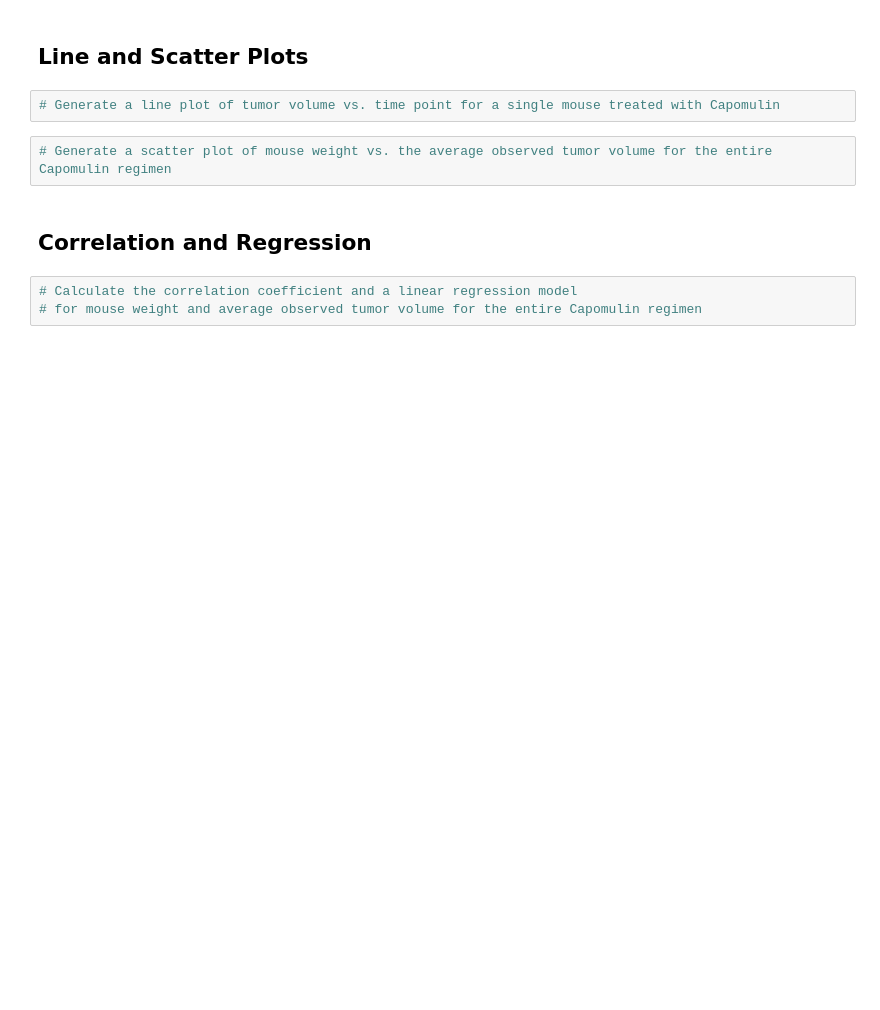
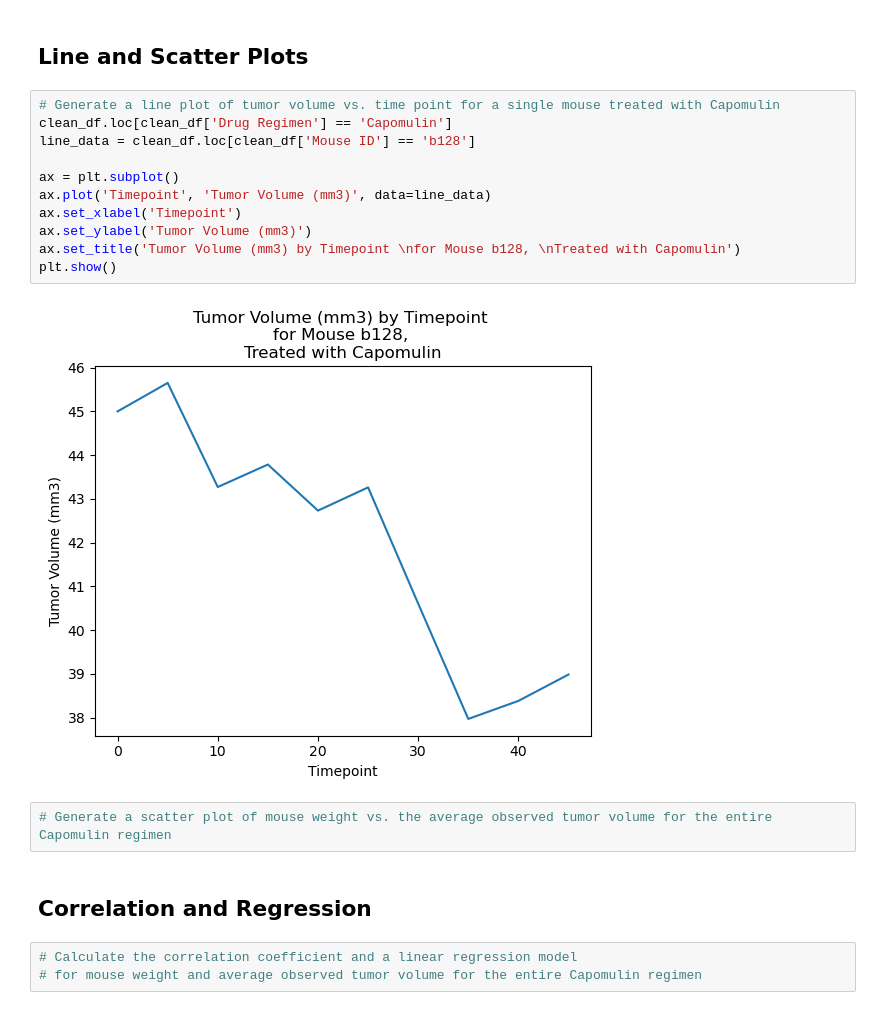
Before and after one commit to nmizzell/pymaceuticals, a Jupyter notebook: Pymaceuticals/pymaceuticals_starter.ipynb, the cells around one changed output. Saved outputs shown, nothing was run; the diff lists cells and outputs as text; blank space fills up the shorter version.

```diff
--- a/Pymaceuticals/pymaceuticals_starter.ipynb
+++ b/Pymaceuticals/pymaceuticals_starter.ipynb
@@ -261,7 +330,18 @@ plt.show()
 # %% [markdown]
 ## Line and Scatter Plots
-# %%
-# Generate a line plot of tumor volume vs. time point for a single mouse treated with Capomulin
+# %%
+# Generate a line plot of tumor volume vs. time point for a single mouse treated with Capomulin
+clean_df.loc[clean_df['Drug Regimen'] == 'Capomulin']
+line_data = clean_df.loc[clean_df['Mouse ID'] == 'b128']
+
+ax = plt.subplot()
+ax.plot('Timepoint', 'Tumor Volume (mm3)', data=line_data)
+ax.set_xlabel('Timepoint')
+ax.set_ylabel('Tumor Volume (mm3)')
+ax.set_title('Tumor Volume (mm3) by Timepoint \nfor Mouse b128, \nTreated with Capomulin')
+plt.show()
+# %% [output]
+[figure, added]
 # %%
 # Generate a scatter plot of mouse weight vs. the average observed tumor volume for the entire Capomulin regimen
 # %% [markdown]
```
Also changed, not shown: parts of 4 cells of this notebook.
